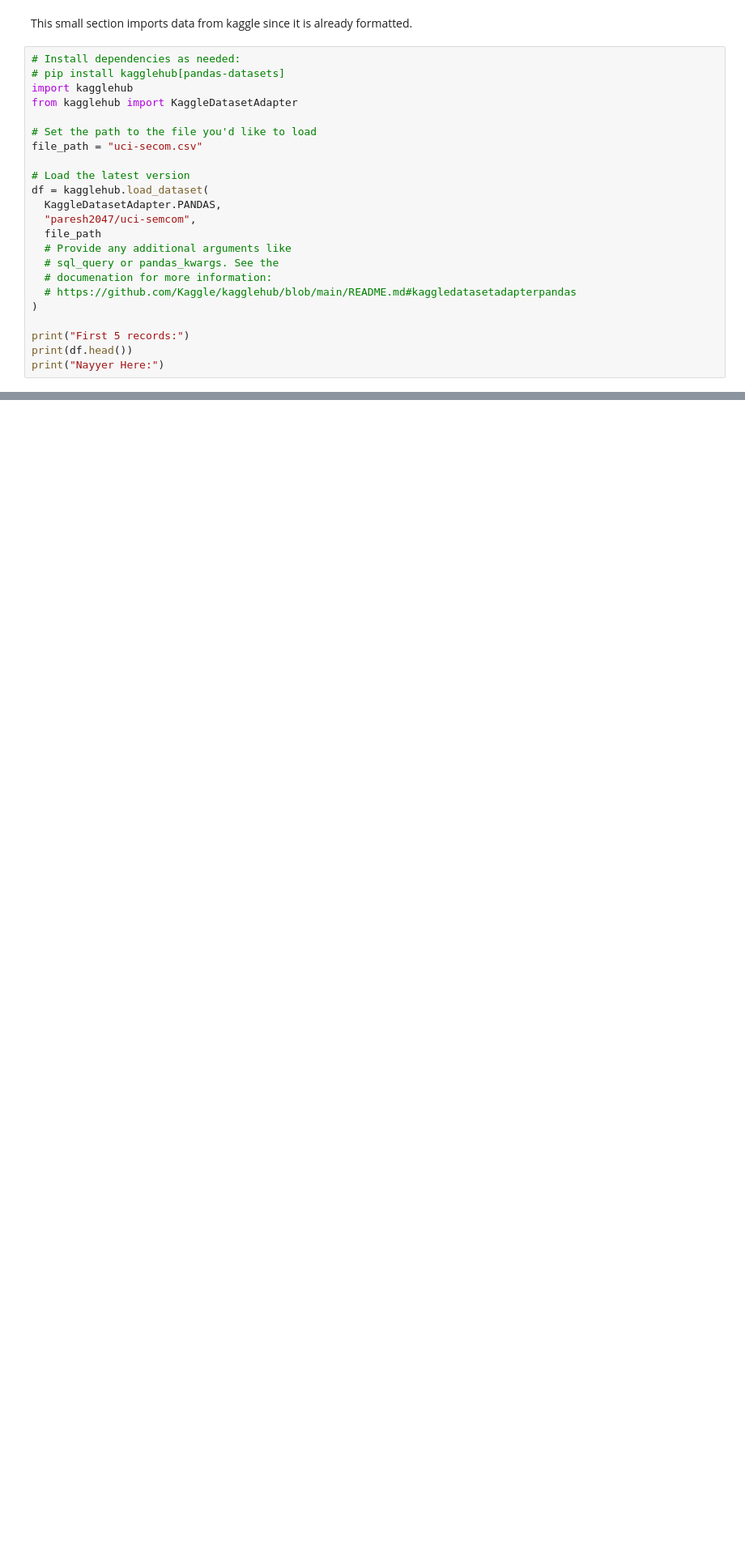
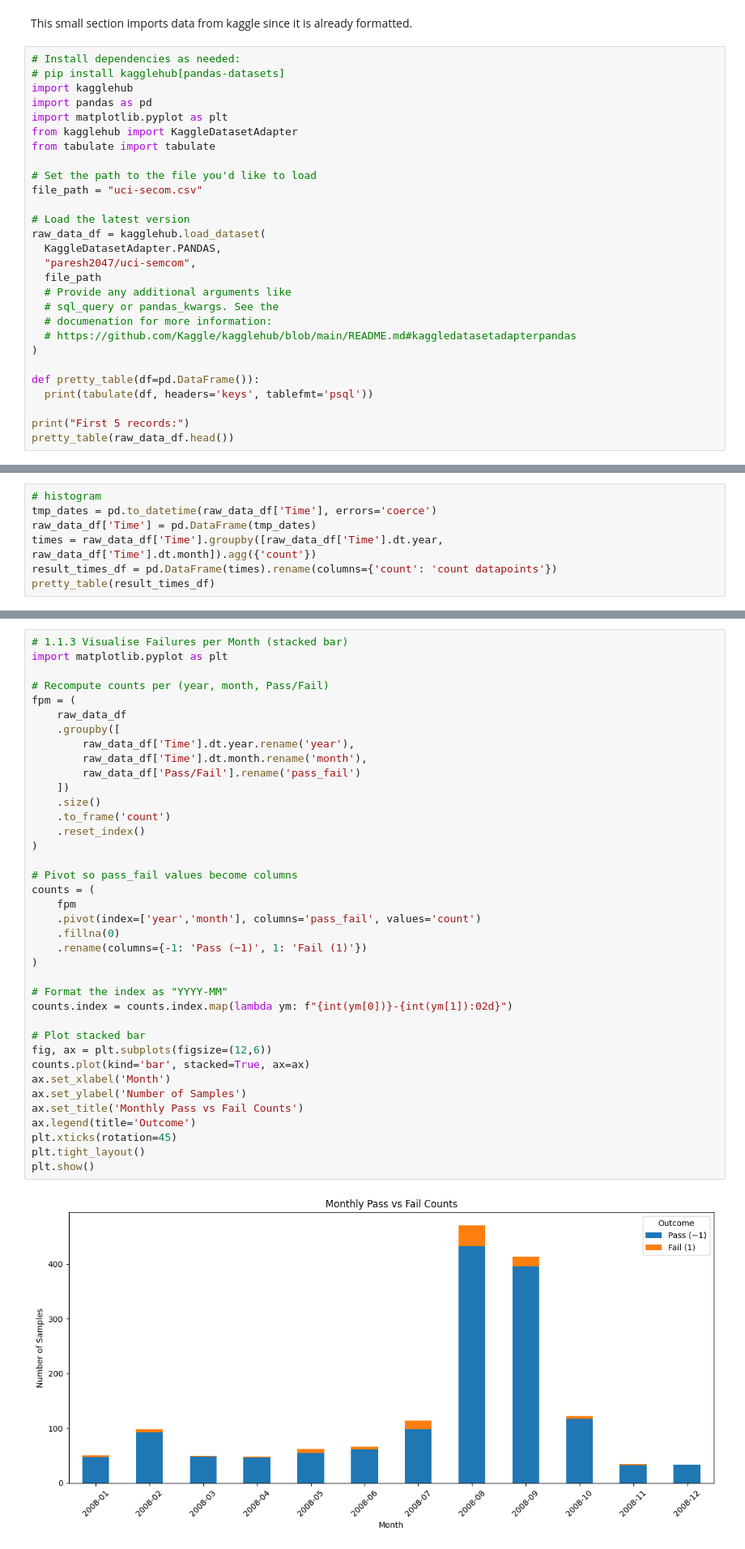
Before and after one commit to krishna1kok/DataCamp-Project, a Jupyter notebook: books/main.ipynb, the cells around one changed output, grey strips where cells are left out. Shown at 81% size. Cells and saved outputs as stored; diff of their text form; blank space fills up the shorter version.

```diff
--- a/books/main.ipynb
+++ b/books/main.ipynb
@@ -7,13 +7,16 @@
 # Install dependencies as needed:
 # pip install kagglehub[pandas-datasets]
 import kagglehub
+import pandas as pd
+import matplotlib.pyplot as plt
 from kagglehub import KaggleDatasetAdapter
+from tabulate import tabulate
 
 # Set the path to the file you'd like to load
 file_path = "uci-secom.csv"
 
 # Load the latest version
-df = kagglehub.load_dataset(
+raw_data_df = kagglehub.load_dataset(
   KaggleDatasetAdapter.PANDAS,
   "paresh2047/uci-semcom",
   file_path
@@ -23,7 +26,9 @@ df = kagglehub.load_dataset(
   # https://github.com/Kaggle/kagglehub/blob/main/README.md#kaggledatasetadapterpandas
 )
 
+def pretty_table(df=pd.DataFrame()):
+  print(tabulate(df, headers='keys', tablefmt='psql'))
+
 print("First 5 records:")
-print(df.head())
-print("Nayyer Here:")
+pretty_table(raw_data_df.head())
 # %% [output]
@@ -54,0 +70,7 @@ Hello everybody, this is a test
+# %%
+# histogram
+tmp_dates = pd.to_datetime(raw_data_df['Time'], errors='coerce')
+raw_data_df['Time'] = pd.DataFrame(tmp_dates)
+times = raw_data_df['Time'].groupby([raw_data_df['Time'].dt.year, raw_data_df['Time'].dt.month]).agg({'count'})
+result_times_df = pd.DataFrame(times).rename(columns={'count': 'count datapoints'})
+pretty_table(result_times_df)
@@ -54,0 +116,40 @@ Hello everybody, this is a test
+# %%
+# 1.1.3 Visualise Failures per Month (stacked bar)
+import matplotlib.pyplot as plt
+
+# Recompute counts per (year, month, Pass/Fail)
+fpm = (
+    raw_data_df
+    .groupby([
+        raw_data_df['Time'].dt.year.rename('year'),
+        raw_data_df['Time'].dt.month.rename('month'),
+        raw_data_df['Pass/Fail'].rename('pass_fail')
+    ])
+    .size()
+    .to_frame('count')
+    .reset_index()
+)
+
+# Pivot so pass_fail values become columns
+counts = (
+    fpm
+    .pivot(index=['year','month'], columns='pass_fail', values='count')
+    .fillna(0)
+    .rename(columns={-1: 'Pass (−1)', 1: 'Fail (1)'})
+)
+
+# Format the index as "YYYY-MM"
+counts.index = counts.index.map(lambda ym: f"{int(ym[0])}-{int(ym[1]):02d}")
+
+# Plot stacked bar
+fig, ax = plt.subplots(figsize=(12,6))
+counts.plot(kind='bar', stacked=True, ax=ax)
+ax.set_xlabel('Month')
+ax.set_ylabel('Number of Samples')
+ax.set_title('Monthly Pass vs Fail Counts')
+ax.legend(title='Outcome')
+plt.xticks(rotation=45)
+plt.tight_layout()
+plt.show()
+# %% [output]
+[figure, added]
```
Also changed, not shown: parts of 38 cells of this notebook.
